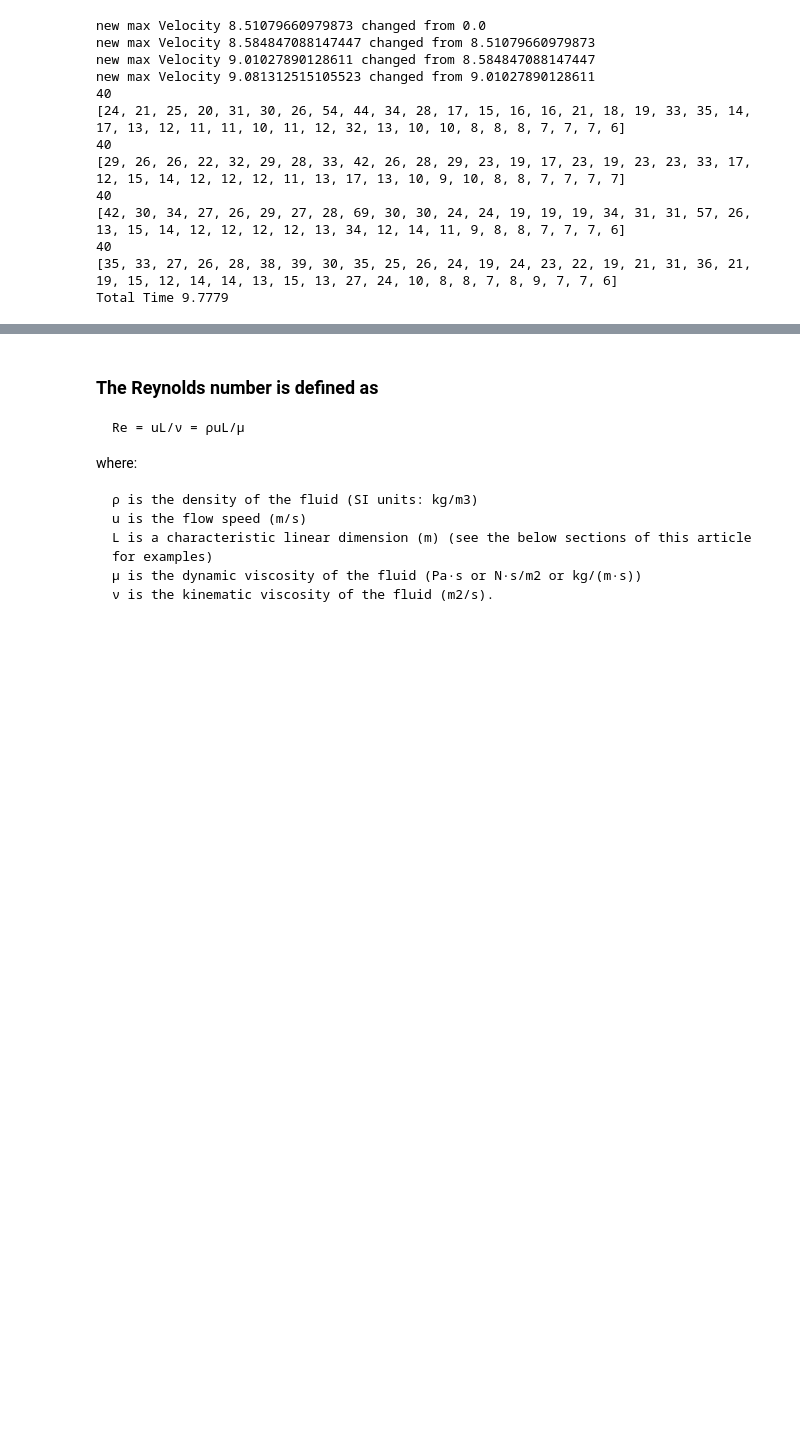
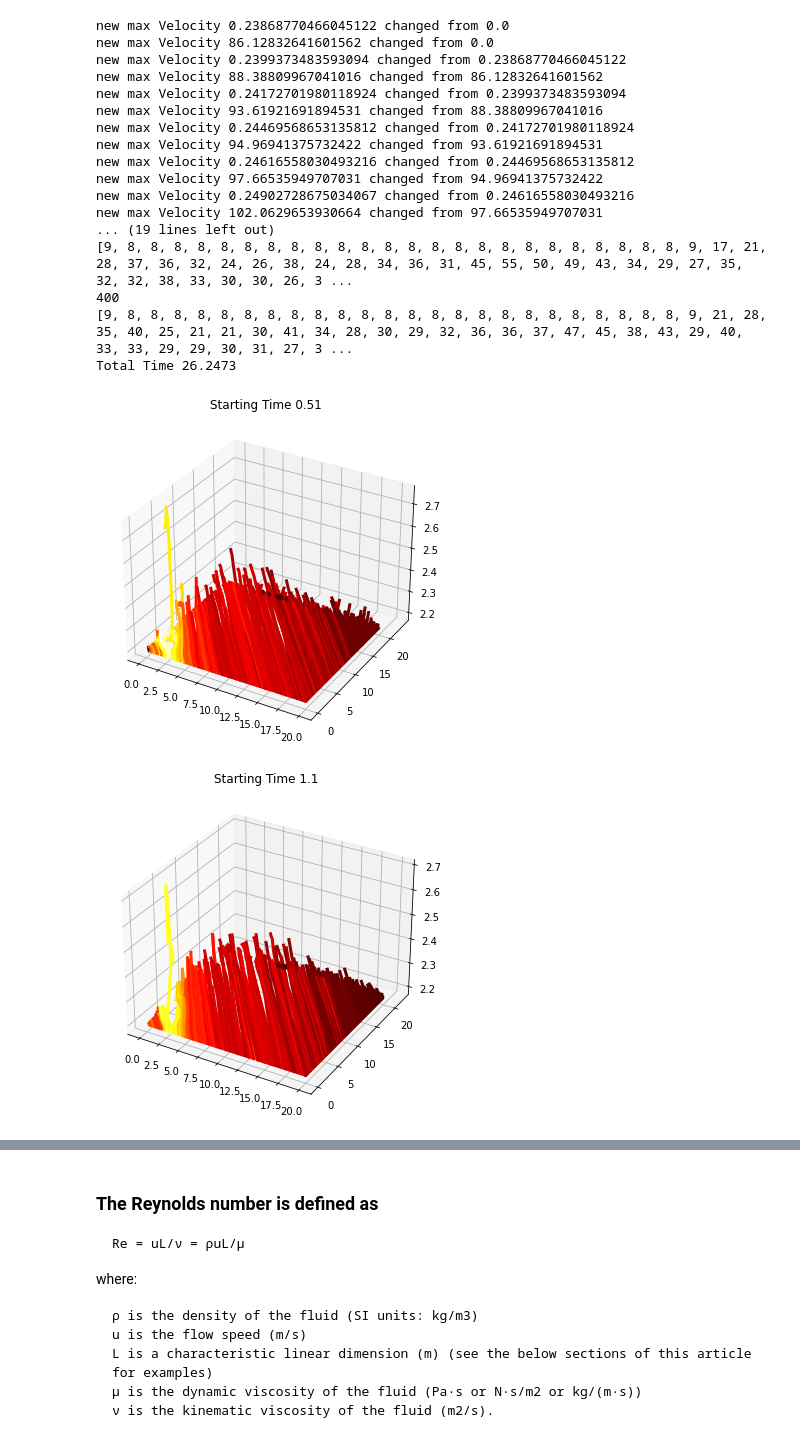
Before and after one commit to tjschweitzer/FDS2PreUnity, a Jupyter notebook: windODENotebook.ipynb, the cells around one changed output, grey strips where cells are left out. Drawn from its saved outputs; the diff is of its cells as text; code cells hidden in the pictures; blank space fills up the shorter version.

```diff
--- a/windODENotebook.ipynb
+++ b/windODENotebook.ipynb
@@ -457,35 +459,40 @@ class windODE:
 # %%
 
 
 fds_loc = "/home/trent/fds3/fds/trails.fds"
 dir = "/home/trent/fds3/"
 fds_loc = "/home/trent/Trunk/Trunk/Trunk.fds"
 dir = "/home/trent/Trunk/TempCheck"
-
-# fds_loc = "E:\Trunk\Trunk\Trunk\Trunk.fds"
-# dir = "E:\Trunk\Trunk\\"
+fds_loc = "E:\Trunk\Trunk\Trunk\Trunk.fds"
+dir = "E:\Trunk\Trunk\\temp\\"
 
 t_span = [0, 2]
 start_time = time.perf_counter()
 app = windODE(dir, fds_loc, t_span)
-# app.getStartingPoints()
-app.startingPointsRibbon([19,1,	3.5],[ 19,	19,	3.5],40)
+app.getStartingPoints()
+#app.startingPointsRibbon([19,1,	3.5],[ 19,	19,	3.5],40)
 app.runODE(timedependent=True)
 app.filterOutStreamsByLength()
 # app.write2bin("data","temp")
 print(f"Total Time {time.perf_counter()-start_time:0.4f}")
-# app.drawPlot()
+app.drawPlot()
 # %% [output]
-new max Velocity 8.51079660979873 changed from 0.0
-new max Velocity 8.584847088147447 changed from 8.51079660979873
-new max Velocity 9.01027890128611 changed from 8.584847088147447
-new max Velocity 9.081312515105523 changed from 9.01027890128611
-40
-[24, 21, 25, 20, 31, 30, 26, 54, 44, 34, 28, 17, 15, 16, 16, 21, 18, 19, 33, 35, 14, 17, 13, 12, 11, 11, 10, 11, 12, 32, 13, 10, 10, 8, 8, 8, 7, 7, 7, 6]
-40
-[29, 26, 26, 22, 32, 29, 28, 33, 42, 26, 28, 29, 23, 19, 17, 23, 19, 23, 23, 33, 17, 12, 15, 14, 12, 12, 12, 11, 13, 17, 13, 10, 9, 10, 8, 8, 7, 7, 7, 7]
-40
-[42, 30, 34, 27, 26, 29, 27, 28, 69, 30, 30, 24, 24, 19, 19, 19, 34, 31, 31, 57, 26, 13, 15, 14, 12, 12, 12, 12, 13, 34, 12, 14, 11, 9, 8, 8, 7, 7, 7, 6]
-40
-[35, 33, 27, 26, 28, 38, 39, 30, 35, 25, 26, 24, 19, 24, 23, 22, 19, 21, 31, 36, 21, 19, 15, 12, 14, 14, 13, 15, 13, 27, 24, 10, 8, 8, 7, 8, 9, 7, 7, 6]
-Total Time 9.7779
+new max Velocity 0.23868770466045122 changed from 0.0
+new max Velocity 86.12832641601562 changed from 0.0
+new max Velocity 0.2399373483593094 changed from 0.23868770466045122
+new max Velocity 88.38809967041016 changed from 86.12832641601562
+new max Velocity 0.24172701980118924 changed from 0.2399373483593094
+new max Velocity 93.61921691894531 changed from 88.38809967041016
+new max Velocity 0.24469568653135812 changed from 0.24172701980118924
+new max Velocity 94.96941375732422 changed from 93.61921691894531
+new max Velocity 0.24616558030493216 changed from 0.24469568653135812
+new max Velocity 97.66535949707031 changed from 94.96941375732422
+new max Velocity 0.24902728675034067 changed from 0.24616558030493216
+new max Velocity 102.0629653930664 changed from 97.66535949707031
+... (19 lines left out)
+[9, 8, 8, 8, 8, 8, 8, 8, 8, 8, 8, 8, 8, 8, 8, 8, 8, 8, 8, 8, 8, 8, 8, 8, 8, 9, 17, 21, 28, 37, 36, 32, 24, 26, 38, 24, 28, 34, 36, 31, 45, 55, 50, 49, 43, 34, 29, 27, 35, 32, 32, 38, 33, 30, 30, 26, 3 ...
+400
+[9, 8, 8, 8, 8, 8, 8, 8, 8, 8, 8, 8, 8, 8, 8, 8, 8, 8, 8, 8, 8, 8, 8, 8, 8, 9, 21, 28, 35, 40, 25, 21, 21, 30, 41, 34, 28, 30, 29, 32, 36, 36, 37, 47, 45, 38, 43, 29, 40, 33, 33, 29, 29, 30, 31, 27, 3 ...
+Total Time 26.2473
+[figure, added]
+[figure, added]
```
Also changed, not shown: parts of 4 cells of this notebook, 1 other file.
